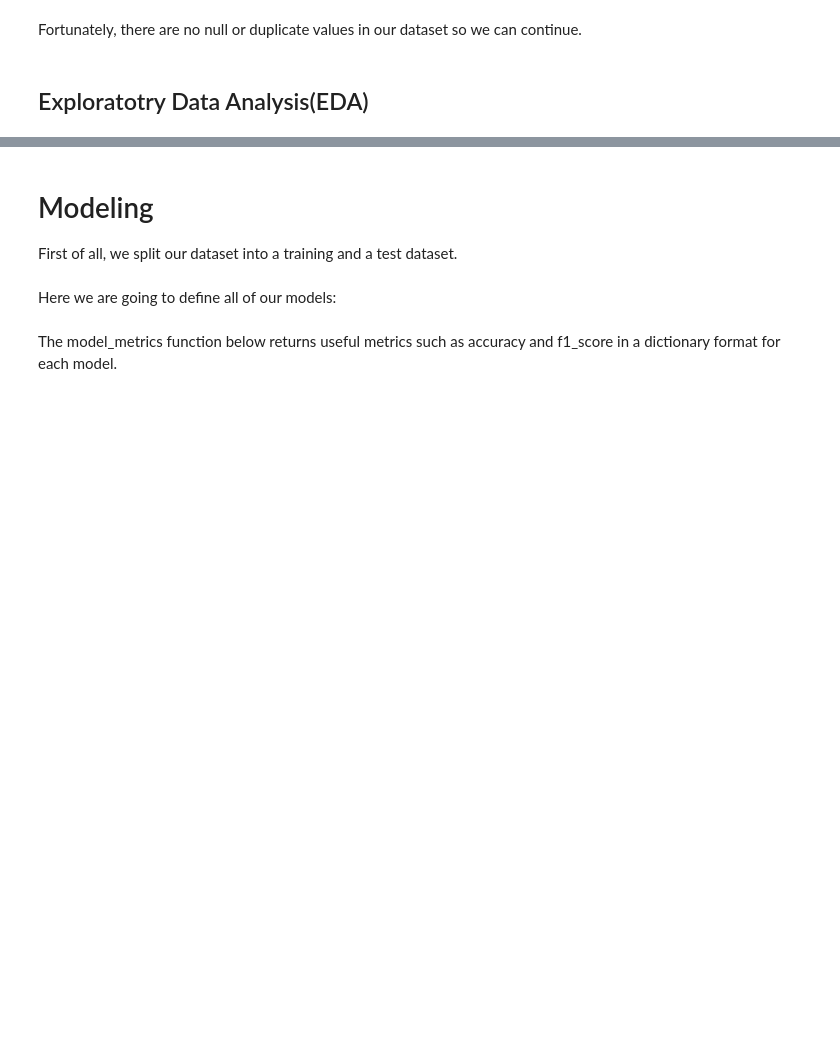
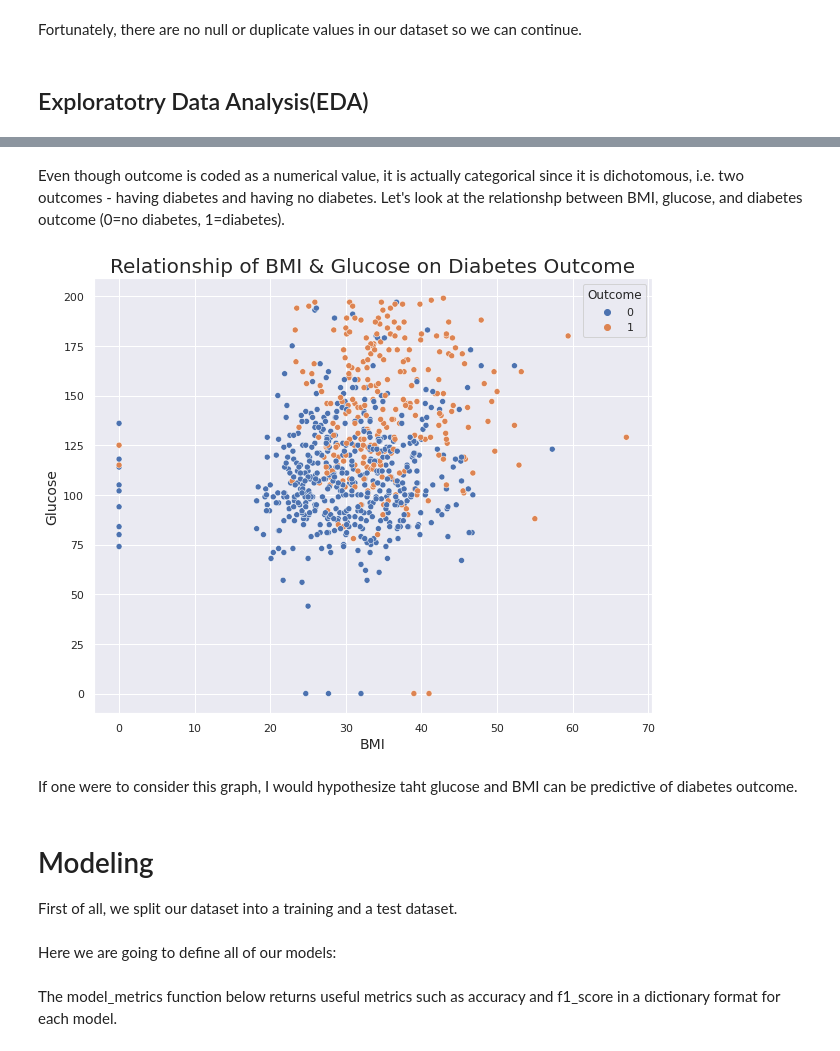
Before and after one commit to klmartinez/DSF, a Jupyter notebook: activities/diabetes_prediction.ipynb, the cells around one changed output, grey strips where cells are left out. Cells and saved outputs as stored; diff of their text form; code cells hidden in the pictures; blank space fills up the shorter version.

```diff
--- a/activities/diabetes_prediction.ipynb
+++ b/activities/diabetes_prediction.ipynb
@@ -57,3 +144,22 @@ sns.heatmap(df.corr(),annot=True)
+# %% [markdown]
+Even though outcome is coded as a numerical value, it is actually categorical since it is dichotomous, i.e. two outcomes - having diabetes and having no diabetes. Let's look at the relationshp between BMI, glucose, and diabetes outcome (0=no diabetes, 1=diabetes).
+# %%
+# scatterplot of pregnancies with age
+plt.figure(figsize=(10,8))
+
+x = df['BMI'].values
+y = df['Glucose'].values
+color = df['Outcome']
+
+sns.scatterplot(x,y,hue=color)
+plt.title('Relationship of BMI & Glucose on Diabetes Outcome',fontsize=20)
+plt.xlabel('BMI',fontsize=14)
+plt.ylabel('Glucose',fontsize=14)
+plt.show()
+# %% [output]
+[figure, added]
+# %% [markdown]
+If one were to consider this graph, I would hypothesize taht glucose and BMI can be predictive of diabetes outcome.
 # %% [markdown]
 # Modeling
 First of all, we split our dataset into a training and a test dataset.
```
Also changed, not shown: parts of 25 cells of this notebook.
